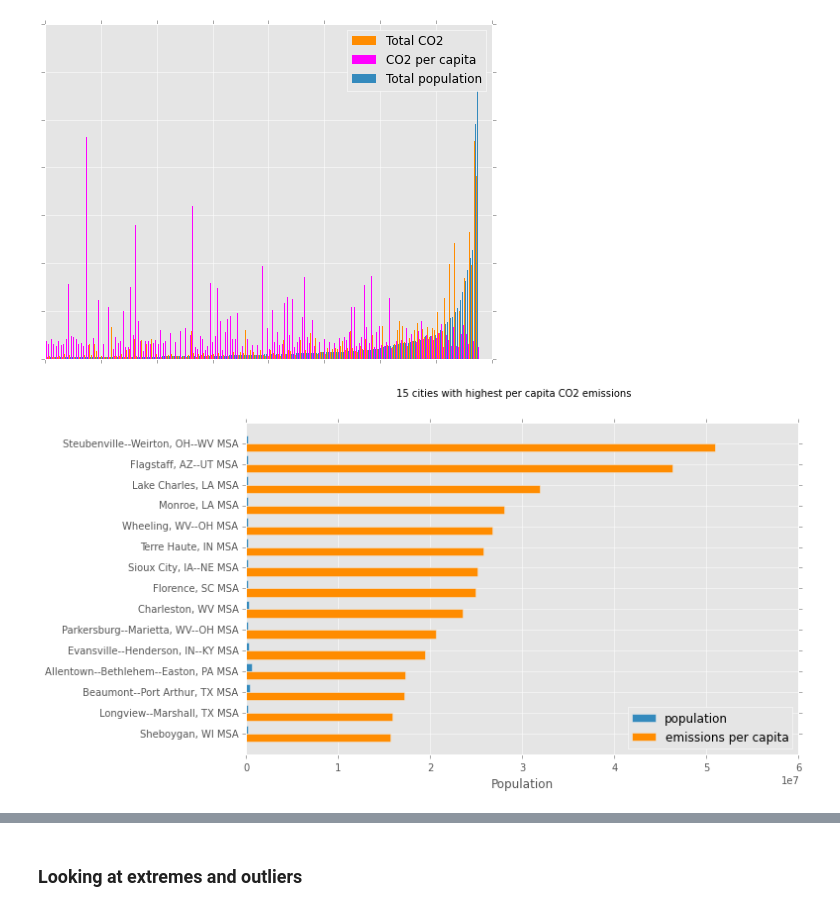
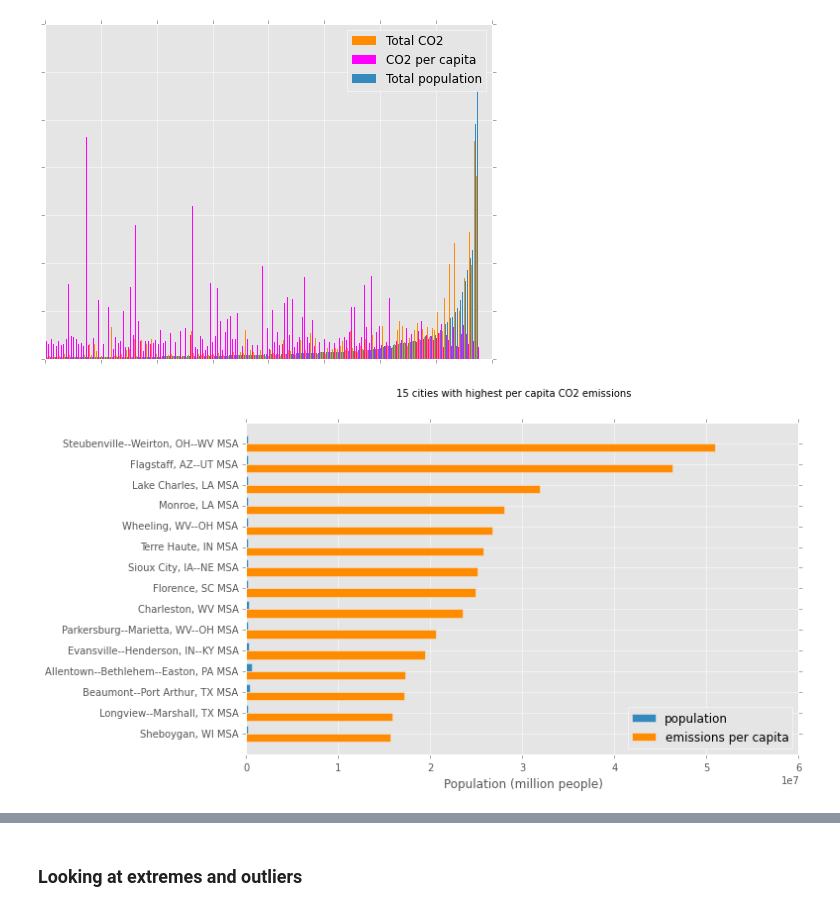
Before and after one commit to pvarsh/foundations-a4, a Jupyter notebook: assignment-4.ipynb, the cells around one changed output, grey strips where cells are left out. Drawn from its saved outputs; the diff is of its cells as text; code cells hidden in the pictures.

```diff
--- a/assignment-4.ipynb
+++ b/assignment-4.ipynb
@@ -316,7 +320,8 @@ mt.head()
 # %% [markdown]
 ###### Total population against total CO2 emissions
 # %%
-fig1, ax1 = plt.subplots(num = 1, figsize = (10, 6))
+figNumber = 1
+fig1, ax1 = plt.subplots(num = figNumber, figsize = (10, 6))
 
 # Title and axis labels
 fig1.suptitle('Total population and CO2 emissions for MSAs', fontsize = 14)
@@ -351,16 +356,18 @@ y = np.log(mt.co2_total)
 ones = np.ones(mt.shape[0])
 X = np.column_stack((ones, np.log(mt.pop_total)))
 
+# Confidence Interval
+CI = np.round(mod1.conf_int_el(1), 2)
+
 # Fit model
 mod1 = sm.OLS(y, X).fit()
 
 ### Plot regression line
 x = np.linspace(xmin, xmax)
 y = mod1.params[0] + mod1.params[1] * x
-regression_label = r'$\beta_1 = %2.2f$' %mod1.params[1]
+regression_label = r'$\beta_1 = %2.2f$, $95$%%CI$ = (%.2f, %.2f)$' %(mod1.params[1], CI[0], CI[1])
 line1, = ax1.plot(x, y, c = 'darkorange', lw = 2, label = regression_label)
 #line1, = ax1.plot(x, y, c = 'darkorange', lw = 2, label = regression_label)
-
 
 # Set x and y lims
 ax1.set_xlim(xmin, xmax)
@@ -373,4 +380,5 @@ ax1.legend((scatter1, scatter1_1, line1, extra), ("Total population", "Urban pop
 #ax1.legend(loc = 2)
 # Show
 plt.show()
+figNumber += 1
 # %% [output]
@@ -398,11 +406,11 @@ Kurtosis:                       4.336   Cond. No.                         153.
 # %% [markdown]
 ###### Total population against per capita CO2 emissions
 # %%
-fig2, ax2 = plt.subplots(num = 2, figsize = (10, 6))
+fig2, ax2 = plt.subplots(num = figNumber, figsize = (10, 6))
 
 # Title and axis labels
-fig2.suptitle('Total population and per capita CO2 emissions for MSAs', fontsize = 14)
-ax2.set_xlabel('log population')
+fig2.suptitle('Per capita CO2 emissions and total population', fontsize = 14)
+ax2.set_xlabel('log total population')
 ax2.set_ylabel('log per capita emissions')
 
 ### Scatter
@@ -441,8 +449,9 @@ ax2.set_ylim(ymin, ymax)
 # Legend
 extra = ptch.Rectangle((0, 0), 1, 1, fc="w", fill=False, edgecolor='none', linewidth=0)
 rsq = r'$R^2 = %2.2f$' %mod2.rsquared
-ax2.legend((scatter2, line2, extra), ("MSA", regression_label, rsq), loc = 2)
+ax2.legend((scatter2, line2, extra), ("MSA", regression_label, rsq), loc = 1)
 
 # Show
 plt.show()
+figNumber += 1
 # %% [output]
@@ -472,7 +622,7 @@ Kurtosis:                       4.336   Cond. No.                         153.
 # %%
 mtSorted = mt.sort(['pop_total'], axis = 0, ascending = False, inplace = False)
 
-fig3, ax3 = plt.subplots(num = 3, figsize=(10, 6))
+fig3, ax3 = plt.subplots(num = figNumber, figsize=(10, 6))
 
 nbars = 15
 barLocs = [(nbars - i) for i in range(nbars)]
@@ -487,9 +637,11 @@ names = list(mtSorted.name.iloc[0:nbars])
 ax3.set_yticklabels(names)
 
 # tick labels
+xticks = ax3.get_xticks() / 1e6
+ax3.set_xticklabels(xticks)
 
 # axis labels
-ax3.set_xlabel("Population")
+ax3.set_xlabel("Population (million people)")
 
 # for i in range(a, b):
 #     ind = mtSorted.index[i]
@@ -502,4 +654,5 @@ ax3.legend(loc = 4)
 fig3.suptitle("%d largest cities" %nbars, fontsize = 16)
 
 plt.show()
+figNumber += 1
 # %% [output]
@@ -507,7 +660,7 @@ plt.show()
 # %%
 mtSorted = mt.sort(['pop_total'], axis = 0, ascending = False, inplace = False)
 
-fig4, ax4 = plt.subplots(num = 4, figsize = (8, 6))
+fig4, ax4 = plt.subplots(num = figNumber, figsize = (8, 6))
 locations = range(mt.shape[0])
 locations.reverse()
 locations = np.array(locations) * 3
@@ -529,34 +682,36 @@ ax4.set_yticklabels([])
 #     top='off',         # ticks along the top edge are off
 #     labelbottom='off')
 plt.show()
+figNumber += 1
 # %% [output]
 [figure]
 # %%
 mtSorted = mt.sort(['co2_per_capita'], axis = 0, ascending = False, inplace = False)
 
-fig5, ax5 = plt.subplots(num = 5, figsize=(10, 6))
+fig5, ax5 = plt.subplots(num = figNumber, figsize=(10, 6))
 
 nbars = 15
 barLocs = [(nbars - i) for i in range(nbars)]
 ax5.barh(barLocs, mtSorted.pop_total.iloc[range(nbars)], height = 0.4, align = 'edge', label = "population")
 
 ax5.barh([x-0.4 for x in barLocs],
          1e6 * mtSorted.co2_per_capita.iloc[range(nbars)],
          height = 0.4, align = 'edge', color = "darkorange", label = "emissions per capita")
 # ticks
 ax5.set_yticks(barLocs)
 names = list(mtSorted.name.iloc[0:nbars])
 ax5.set_yticklabels(names)
 
 # tick labels
 
 # axis labels
-ax5.set_xlabel("Population")
+ax5.set_xlabel("Population (million people)")
 
 ax5.legend(loc = 4)
 
 fig5.suptitle("%d cities with highest per capita CO2 emissions" %nbars)
 
 plt.show()
+figNumber += 1
 # %% [output]
-[figure, old version]
+[figure, new version]
```
Also changed, not shown: parts of 15 cells of this notebook.
